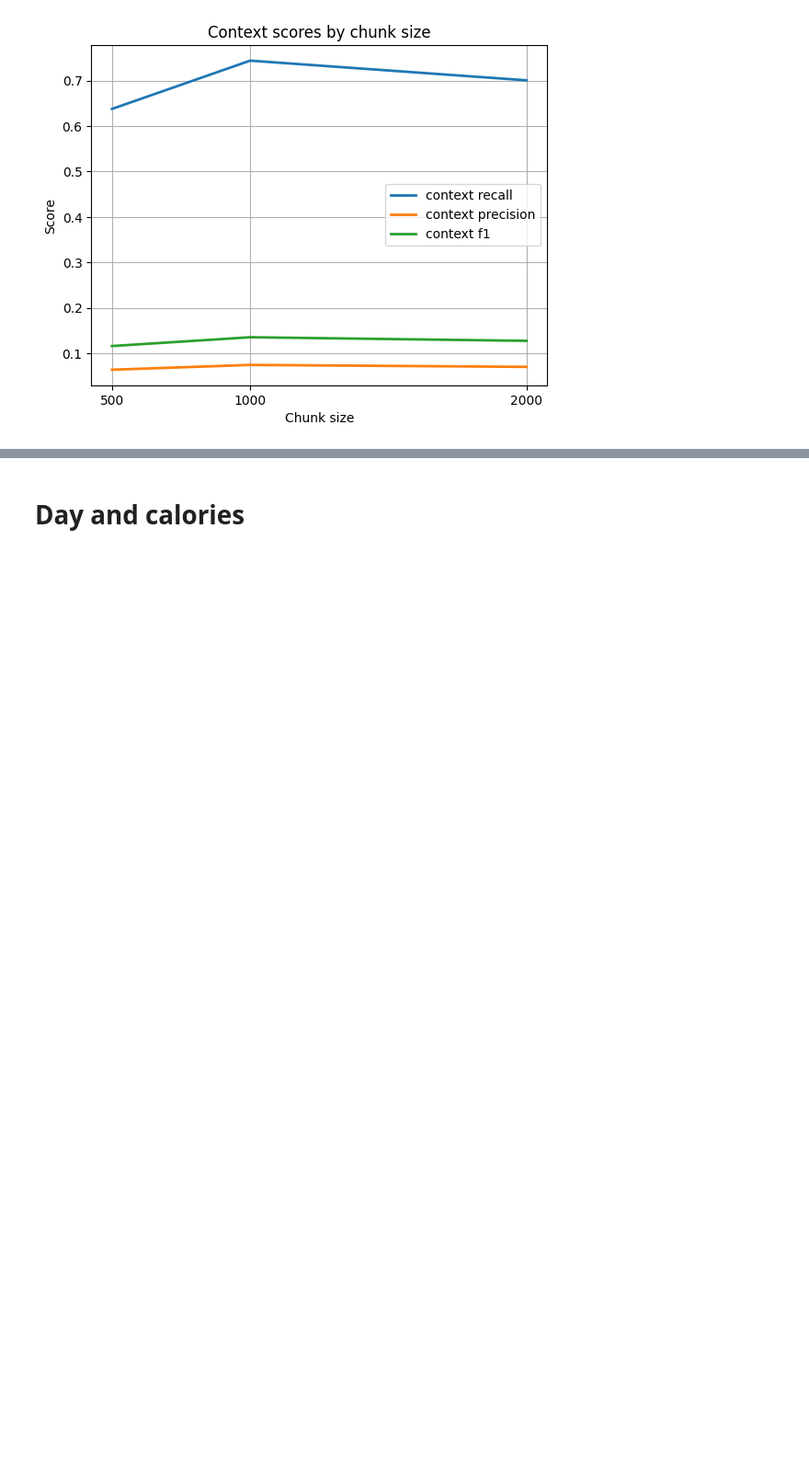
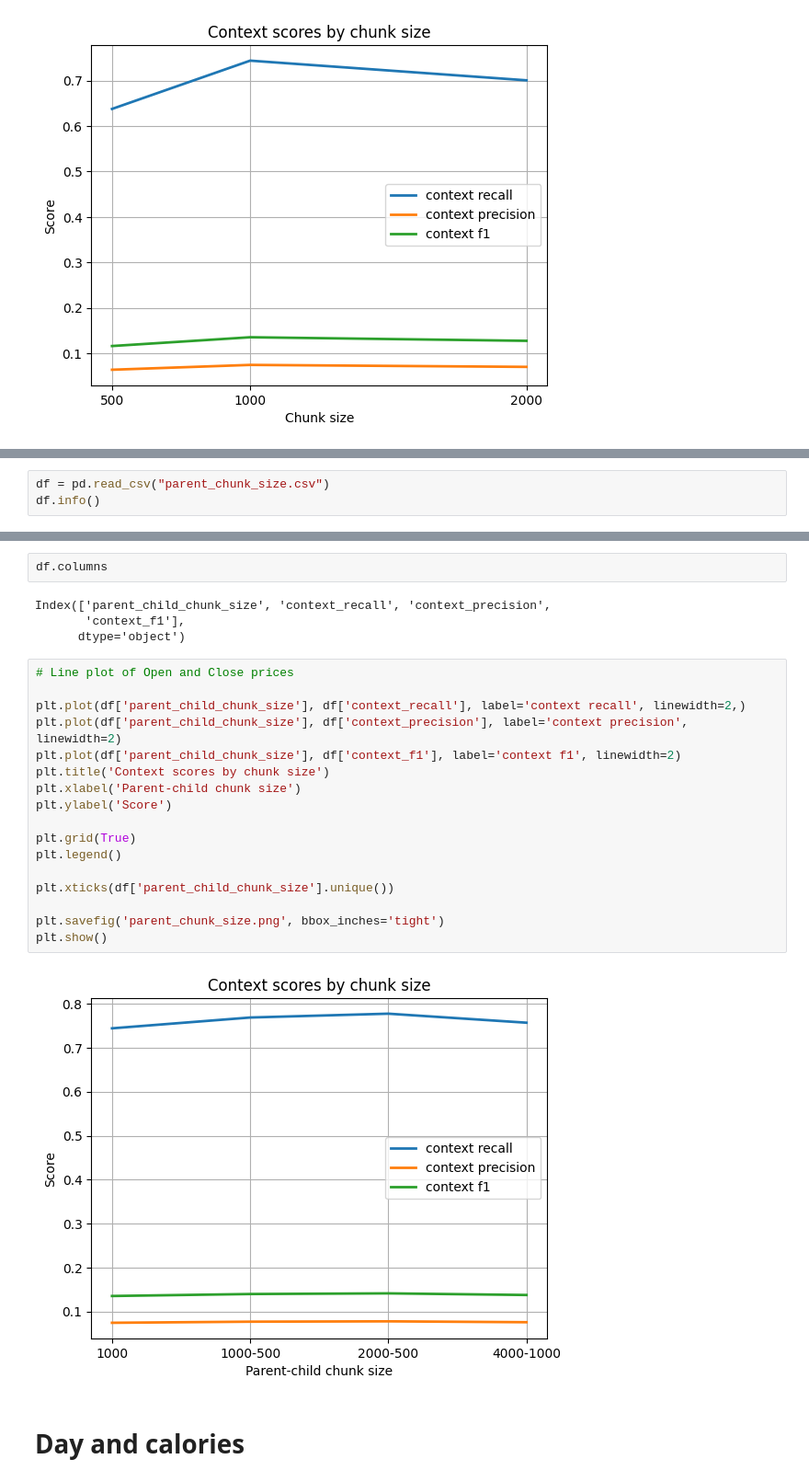
Before and after one commit to tam159/generative_ai, a Jupyter notebook: llm/notebook/eda/sample_charts.ipynb, the cells around one changed output, grey strips where cells are left out. Shown at 92% size. Drawn from its saved outputs; the diff is of its cells as text; blank space fills up the shorter version.

Commit message:
✨ Add parent child document retriever comparison

```diff
--- a/llm/notebook/eda/sample_charts.ipynb
+++ b/llm/notebook/eda/sample_charts.ipynb
@@ -267,0 +270,3 @@ plt.show()
+# %%
+df = pd.read_csv("parent_chunk_size.csv")
+df.info()
@@ -268,3 +293,28 @@ plt.show()
+# %%
+df.columns
+# %% [output]
+Index(['parent_child_chunk_size', 'context_recall', 'context_precision',
+       'context_f1'],
+      dtype='object')
+# %%
+# Line plot of Open and Close prices
+
+plt.plot(df['parent_child_chunk_size'], df['context_recall'], label='context recall', linewidth=2,)
+plt.plot(df['parent_child_chunk_size'], df['context_precision'], label='context precision', linewidth=2)
+plt.plot(df['parent_child_chunk_size'], df['context_f1'], label='context f1', linewidth=2)
+plt.title('Context scores by chunk size')
+plt.xlabel('Parent-child chunk size')
+plt.ylabel('Score')
+
+plt.grid(True)
+plt.legend()
+
+plt.xticks(df['parent_child_chunk_size'].unique())
+
+plt.savefig('parent_chunk_size.png', bbox_inches='tight')
+plt.show()
+# %% [output]
+[figure, added]
 # %% [markdown]
 # Day and calories
 # %%
```
Also changed, not shown: parts of 3 cells of this notebook, 2 other files.
